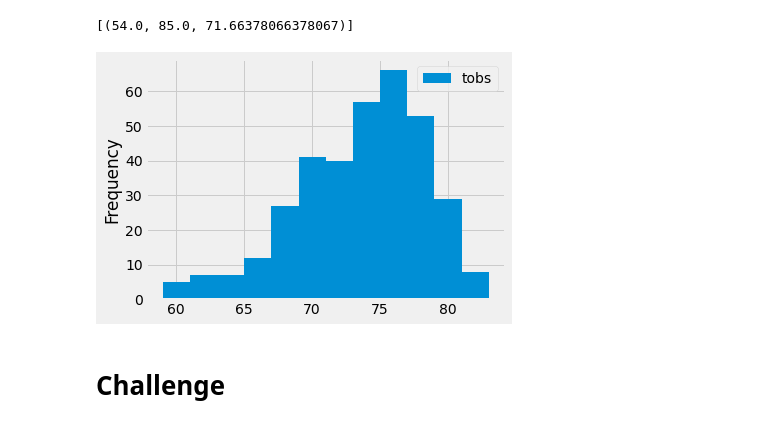
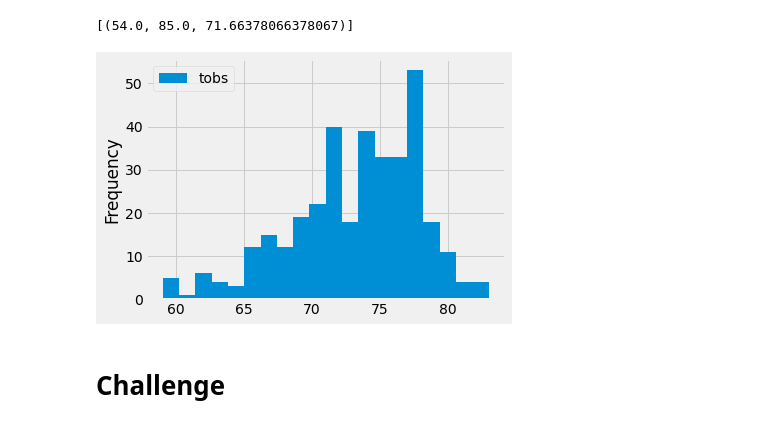
Before and after one commit to SheenaStroh/surfs_up, a Jupyter notebook: climate_analysis.ipynb, the cells around one changed output. Cells and saved outputs as stored; diff of their text form; code cells hidden in the pictures.

```diff
--- a/climate_analysis.ipynb
+++ b/climate_analysis.ipynb
@@ -99,12 +99,12 @@ session.query(func.min(Measurement.tobs), func.max(Measurement.tobs), func.avg(M
 # %%
 # Choose the station with the highest number of temperature observations.
 # Query the last 12 months of temperature observation data for this station and plot the results as a histogram
 results = session.query(Measurement.tobs).filter(Measurement.station == 'USC00519281').filter(Measurement.date >= prev_year).all()
 df = pd.DataFrame(results, columns=['tobs'])
-df.plot.hist(bins=12)
+df.plot.hist(bins=20)
 plt.tight_layout()
 # %% [output]
-[figure, old version]
+[figure, new version]
 # %%
 # Write a function called `calc_temps` that will accept start date and end date in the format '%Y-%m-%d'
 # and return the minimum, average, and maximum temperatures for that range of dates
```
Also changed, not shown: 1 other file.
